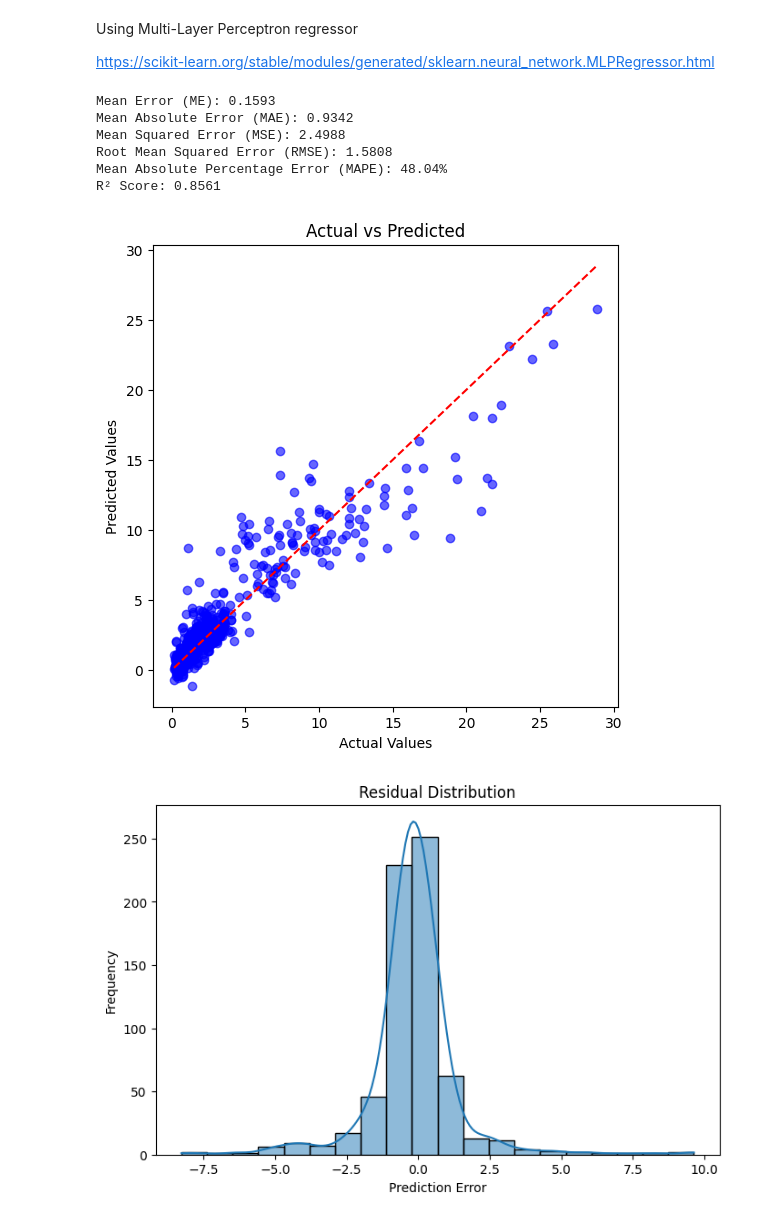
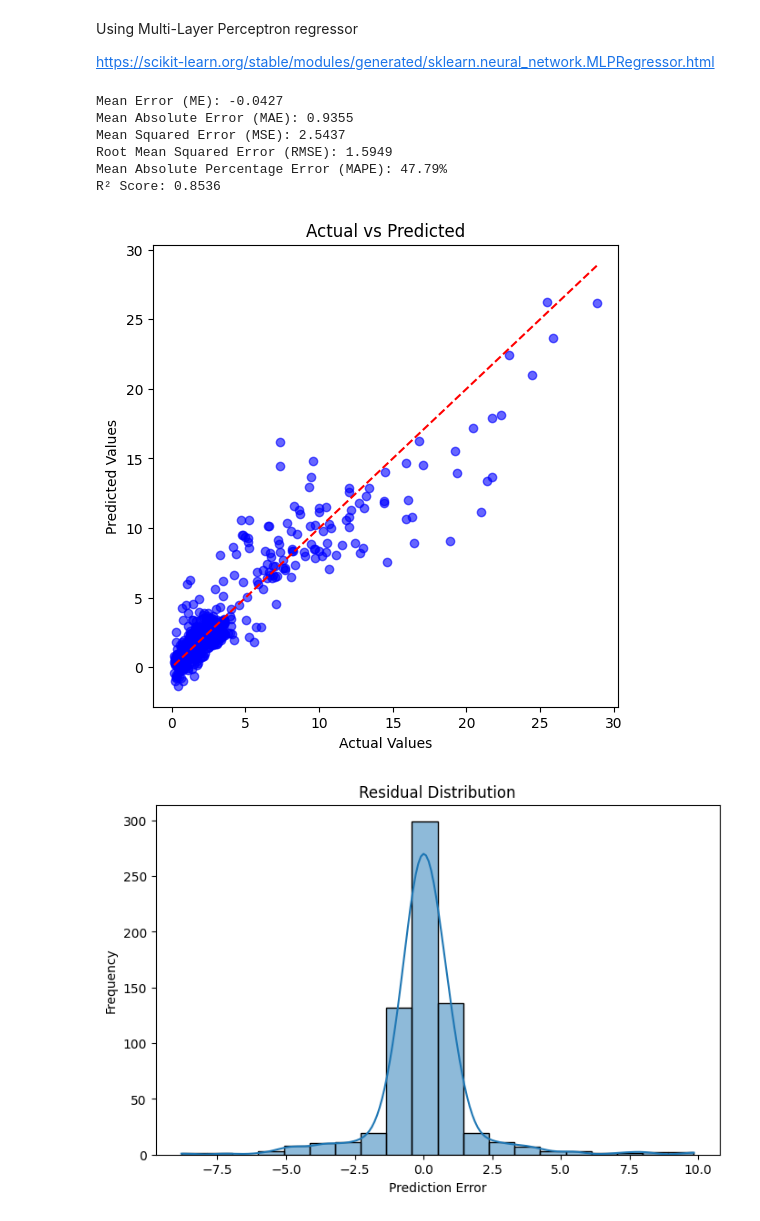
Before and after one commit to satvikvirmani/crop-yield, a Jupyter notebook: crop-yield.ipynb, the cells around one changed output. Drawn from its saved outputs; the diff is of its cells as text; code cells hidden in the pictures.

```diff
--- a/crop-yield.ipynb
+++ b/crop-yield.ipynb
@@ -775,7 +775,7 @@ Using Multi-Layer Perceptron regressor
 
 https://scikit-learn.org/stable/modules/generated/sklearn.neural_network.MLPRegressor.html
 # %%
-mlp = MLPRegressor(random_state=42, max_iter=1000)
+mlp = MLPRegressor(random_state=20, max_iter=10000)
 mlp.fit(X_train, y_train)
 
 y_pred = mlp.predict(X_test)
@@ -811,38 +811,38 @@ plt.ylabel("Predicted Values")
 plt.title("Actual vs Predicted")
 plt.savefig("mlp_line.png")
 plt.show()
 
 
 errors = y_test - y_pred
 
 plt.figure(figsize=(8, 5))
 sns.histplot(errors, bins=20, kde=True)
 plt.xlabel("Prediction Error")
 plt.ylabel("Frequency")
 plt.title("Residual Distribution")
 plt.savefig("mlp_errors.png")
 plt.show()
 
 train_sizes, train_scores, test_scores = learning_curve(mlp, X_train, y_train, cv=5, scoring="r2")
 
 train_mean = np.mean(train_scores, axis=1)
 test_mean = np.mean(test_scores, axis=1)
 
 plt.figure(figsize=(8, 5))
 plt.plot(train_sizes, train_mean, label="Training Score", color='blue')
 plt.plot(train_sizes, test_mean, label="Validation Score", color='red')
 plt.xlabel("Training Set Size")
 plt.ylabel("R² Score")
 plt.title("Learning Curve")
 plt.legend()
 plt.savefig("mlp_curve.png")
 plt.show()
 # %% [output]
-Mean Error (ME): 0.1593
-Mean Absolute Error (MAE): 0.9342
-Mean Squared Error (MSE): 2.4988
-Root Mean Squared Error (RMSE): 1.5808
-Mean Absolute Percentage Error (MAPE): 48.04%
-R² Score: 0.8561
+Mean Error (ME): -0.0427
+Mean Absolute Error (MAE): 0.9355
+Mean Squared Error (MSE): 2.5437
+Root Mean Squared Error (RMSE): 1.5949
+Mean Absolute Percentage Error (MAPE): 47.79%
+R² Score: 0.8536
-[figure, old version]
+[figure, new version]
-[figure, old version]
+[figure, new version]
```
Also changed, not shown: parts of 4 cells of this notebook.
